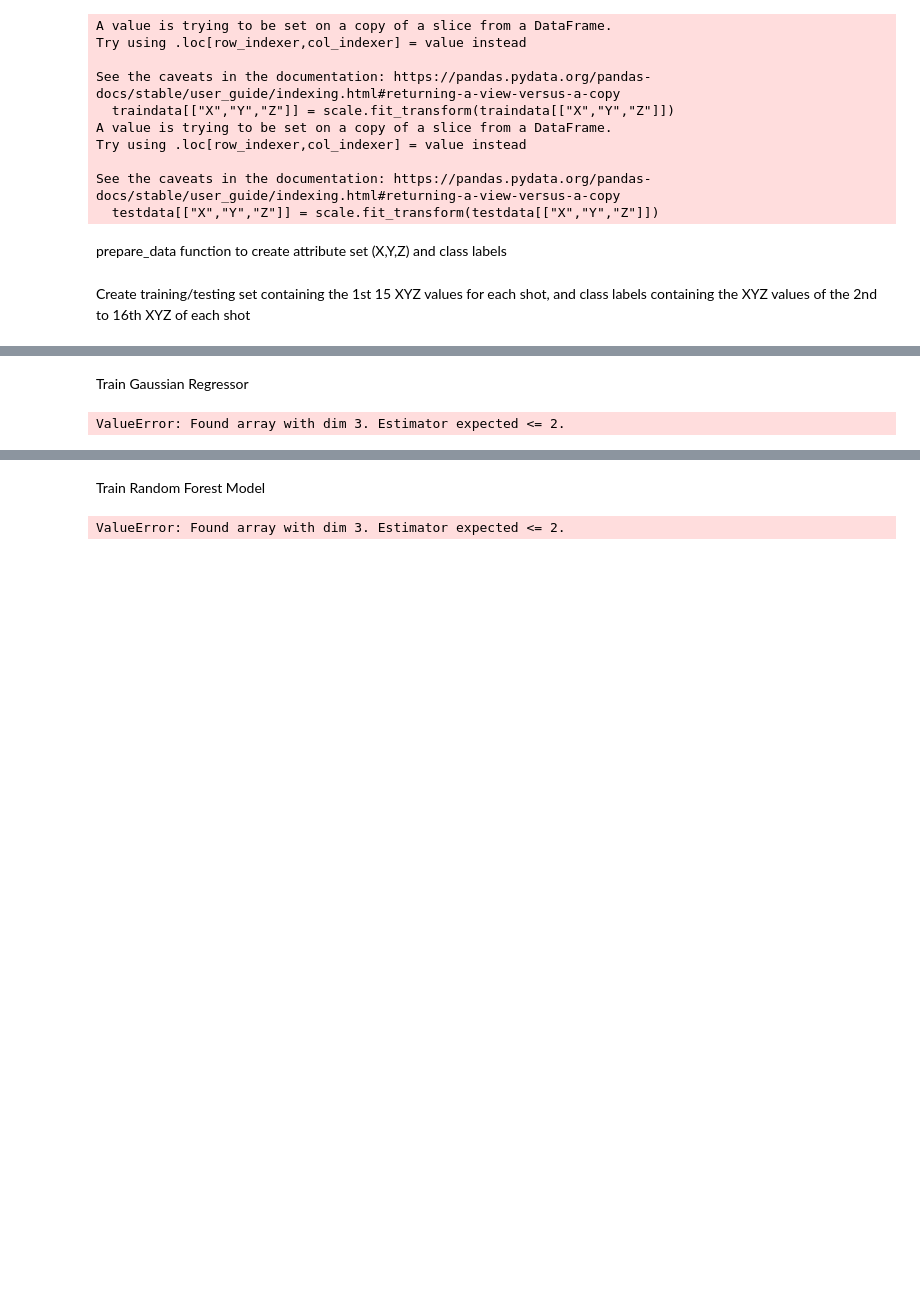
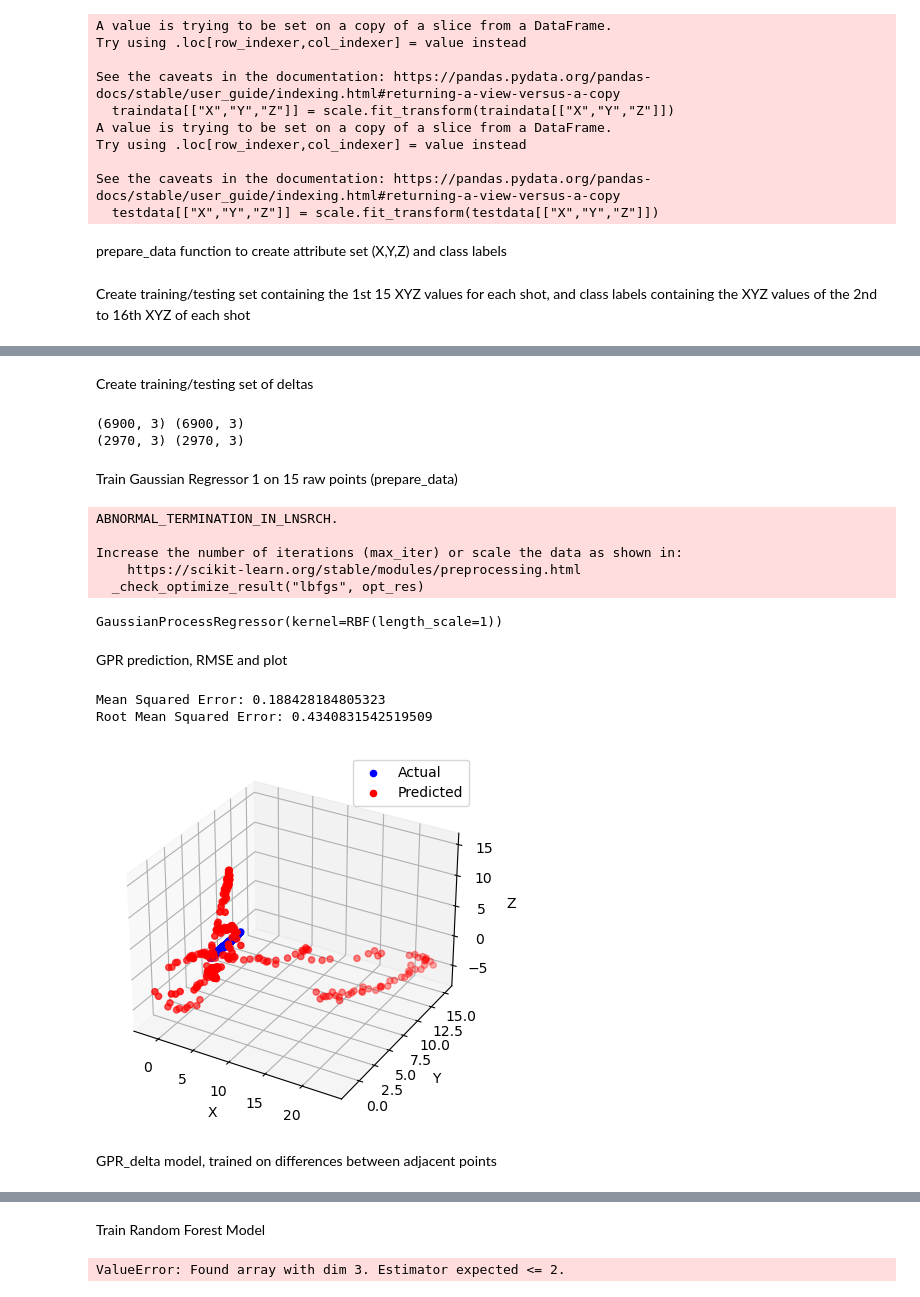
Before and after one commit to xunthongkkkkkk/DataAnalytics3005, a Jupyter notebook: regression/data_mining.ipynb, the cells around one changed output, grey strips where cells are left out. Cells and saved outputs as stored; diff of their text form; code cells hidden in the pictures; blank space fills up the shorter version.

Commit message:
basic GPR model, need to improve

```diff
--- a/regression/data_mining.ipynb
+++ b/regression/data_mining.ipynb
@@ -98,17 +98,3 @@ See the caveats in the documentation: https://pandas.pydata.org/pandas-docs/stab
   testdata[["X","Y","Z"]] = scale.fit_transform(testdata[["X","Y","Z"]])
 # %% [markdown]
 prepare_data function to create attribute set (X,Y,Z) and class labels
-# %%
-def prepare_data(data, sequence_length):
-    X = []
-    Y = []
-    for shot_id in data['SHOT_ID'].unique():
-        shot_data = data.loc[data['SHOT_ID'] == shot_id][['X', 'Y', 'Z']].values
-        for i in range(len(shot_data) - sequence_length):
-            sequence = shot_data[i:i+sequence_length]
-            X.append(sequence)
-            Y.append(shot_data[i+sequence_length])
-    X = np.array(X)
-    Y = np.array(Y)
-    print(X, Y)
-    return X, Y
@@ -142,13 +147,66 @@ print(X_test)
+# %% [markdown]
+Create training/testing set of deltas
+# %%
+sequence_length = 15
+X_delta_train, Y_delta_train = prepare_data_deltas(traindata, sequence_length)
+
+X_delta_test, Y_delta_test = prepare_data_deltas(testdata, sequence_length)
+# %% [output]
+(6900, 3) (6900, 3)
+(2970, 3) (2970, 3)
 # %% [markdown]
-Train Gaussian Regressor
+Train Gaussian Regressor 1 on 15 raw points (prepare_data)
 # %%
 from sklearn.gaussian_process import GaussianProcessRegressor
 from sklearn.gaussian_process.kernels import RBF
+import joblib
+
 kernel = RBF()
 gpr = GaussianProcessRegressor(kernel=kernel)
 gpr.X_train_ = X_train
 gpr.y_train_ = Y_train
 gpr.n_features_in_ = 3
-gpr.fit(X_train[:,:], Y_train[:,:])
+gpr.fit(X_train, Y_train)
+# joblib.dump(gpr, 'gaussian_process_model.pkl')
 # %% [output]
-ValueError: Found array with dim 3. Estimator expected <= 2.
+ABNORMAL_TERMINATION_IN_LNSRCH.
+
+Increase the number of iterations (max_iter) or scale the data as shown in:
+    https://scikit-learn.org/stable/modules/preprocessing.html
+  _check_optimize_result("lbfgs", opt_res)
+GaussianProcessRegressor(kernel=RBF(length_scale=1))
+# %% [markdown]
+GPR prediction, RMSE and plot
+# %%
+# Convert predictions back to original scale for plotting
+from sklearn.metrics import mean_squared_error
+
+Y_pred = gpr.predict(X_test)
+
+Y_test_inv = scale.inverse_transform(Y_test)
+Y_pred_inv = scale.inverse_transform(Y_pred)
+
+# Evaluate the model
+mse = mean_squared_error(Y_test, Y_pred)
+rmse = np.sqrt(mse)
+
+print('Mean Squared Error:', mse)
+print('Root Mean Squared Error:', rmse)
+
+# 3D Plot
+fig = plt.figure()
+ax = fig.add_subplot(111, projection='3d')
+ax.set_xlabel('X')
+ax.set_ylabel('Y')
+ax.set_zlabel('Z')
+
+ax.scatter(Y_test_inv[:,0], Y_test_inv[:,1], Y_test_inv[:,2], color='b', label='Actual')
+ax.scatter(Y_pred_inv[:,0], Y_pred_inv[:,1], Y_pred_inv[:,2], color='r',label='Predicted')
+plt.legend()
+plt.show()
+# %% [output]
+Mean Squared Error: 0.188428184805323
+Root Mean Squared Error: 0.4340831542519509
+[figure, added]
+# %% [markdown]
+GPR_delta model, trained on differences between adjacent points
```
Also changed, not shown: parts of 11 cells of this notebook, 3 other files.
